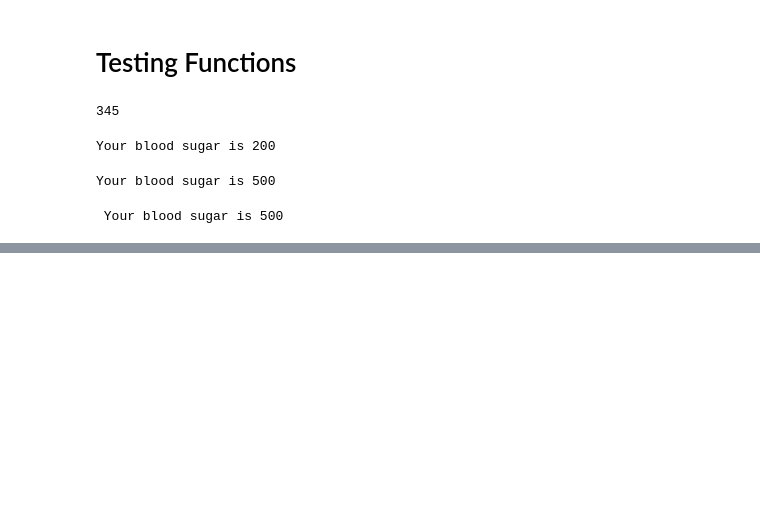
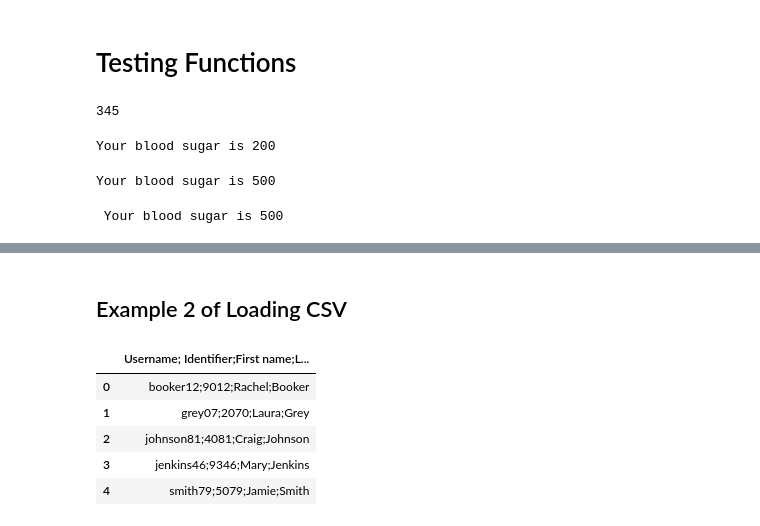
Before and after one commit to jesschannn/googlecolabtest, a Jupyter notebook: hha507class1.ipynb, the cells around one changed output, grey strips where cells are left out. Cells and saved outputs as stored; diff of their text form; code cells hidden in the pictures; blank space fills up the shorter version.

```diff
--- a/hha507class1.ipynb
+++ b/hha507class1.ipynb
@@ -43,0 +69,13 @@ print(f"\n {test3}")
+# %% [markdown]
+## Example 2 of Loading CSV
+# %%
+username_df = pd.read_csv('username.csv')
+username_df
+# Upload file on right hand side first
+# %% [output]
+|  | Username; Identifier;First name;L... |
+| 0 | booker12;9012;Rachel;Booker |
+| 1 | grey07;2070;Laura;Grey |
+| 2 | johnson81;4081;Craig;Johnson |
+| 3 | jenkins46;9346;Mary;Jenkins |
+| 4 | smith79;5079;Jamie;Smith |
```
Also changed, not shown: parts of 7 cells of this notebook.
